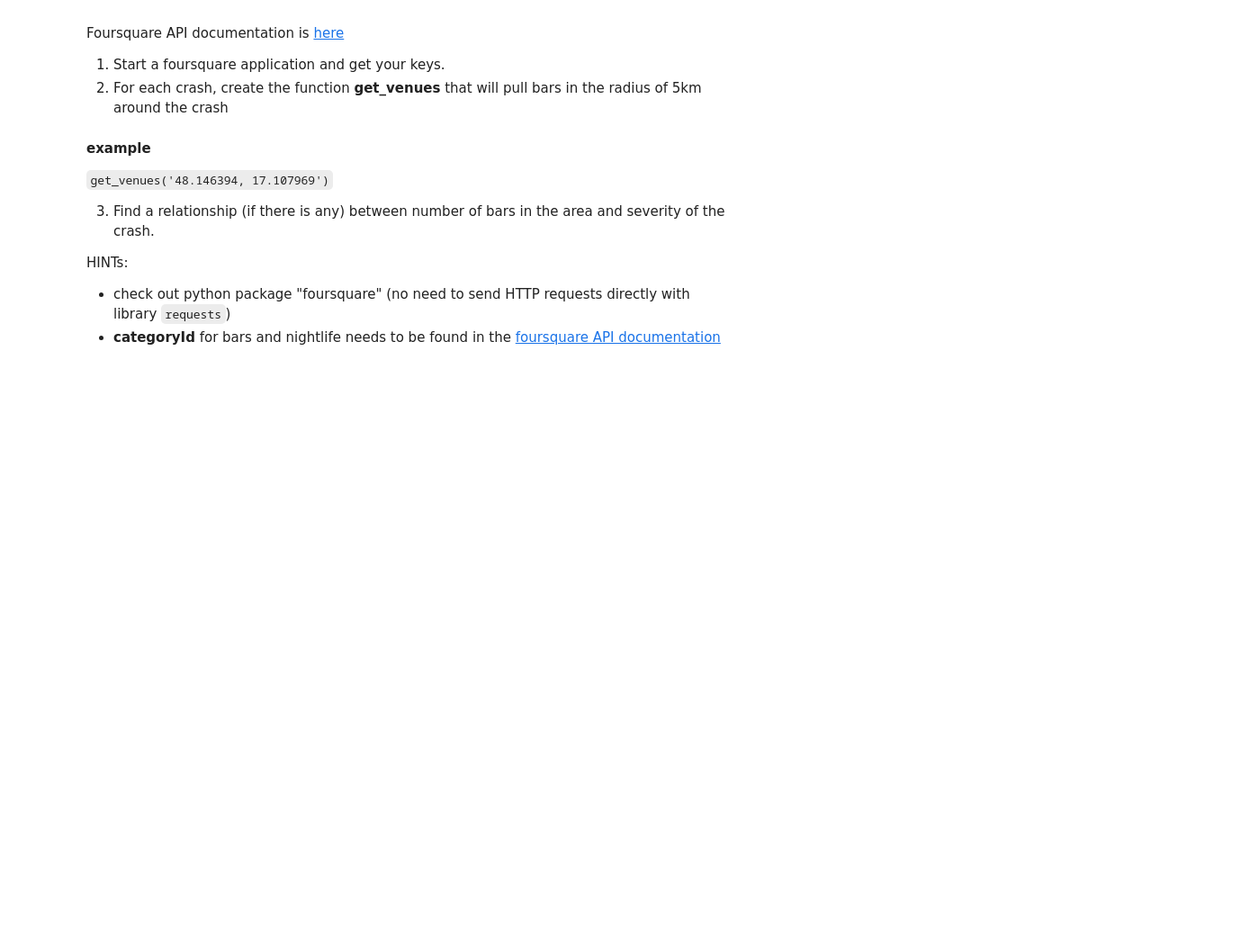
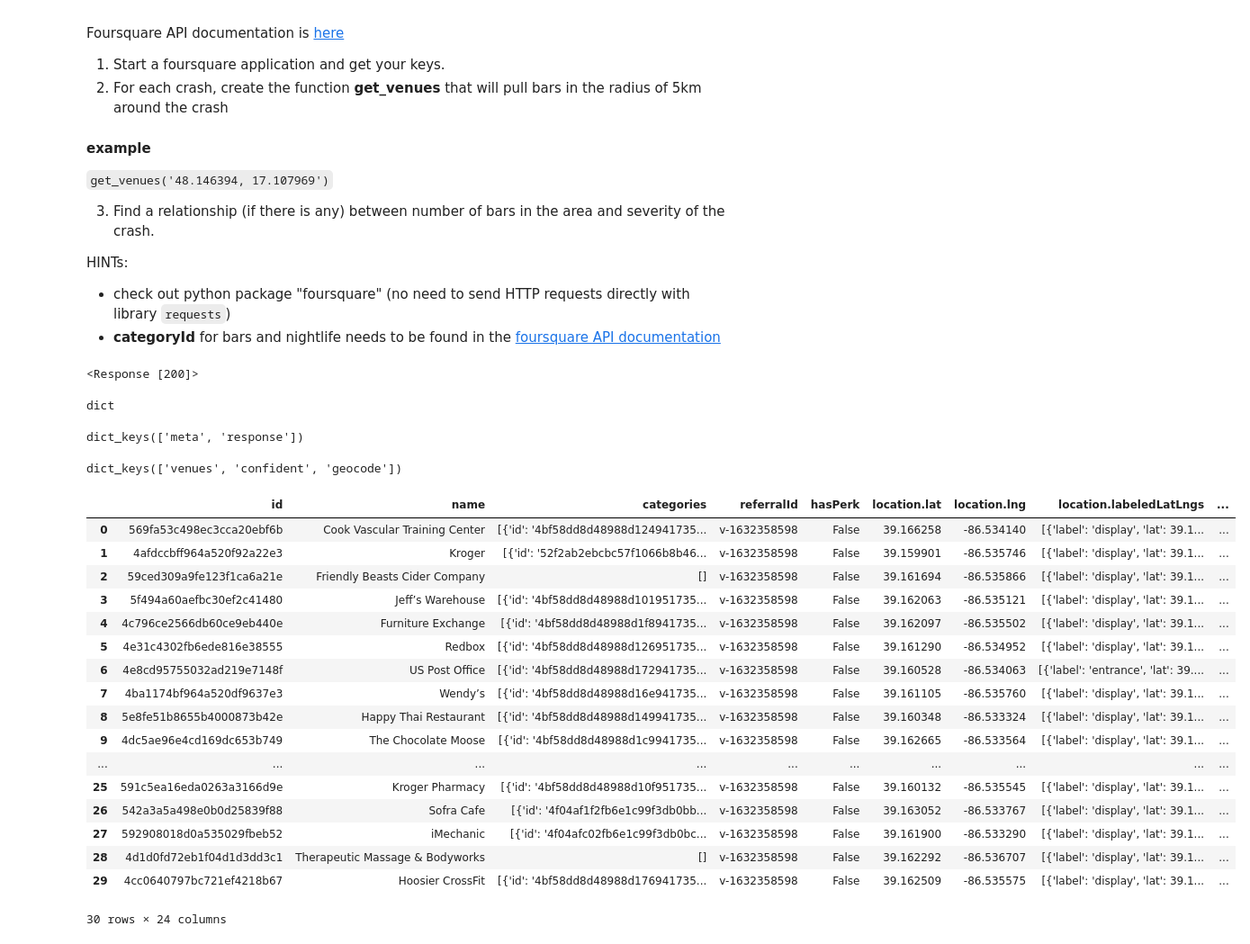
Before and after one commit to bmskarate/lighthouseMain, a Jupyter notebook: w2/w2-Day_3/Data_wrangling_challenge_CLONED.ipynb, the cells around one changed output. Shown at 90% size. Drawn from its saved outputs; the diff is of its cells as text; code cells hidden in the pictures; blank space fills up the shorter version.

```diff
--- a/w2/w2-Day_3/Data_wrangling_challenge_CLONED.ipynb
+++ b/w2/w2-Day_3/Data_wrangling_challenge_CLONED.ipynb
@@ -54,5 +85,5 @@ HINTs:
 - **categoryId** for bars and nightlife needs to be found in the [foursquare API documentation](https://developer.foursquare.com/docs/api-reference/venues/search/)
 # %%
 #set the keys
-foursquare_id = os.environ[""]
-foursquare_secret = os.environ[""]
+foursquare_id = config.FOURSQUARE_CLIENT_ID
+foursquare_secret = config.FOURSQUARE_CLIENT_SECRET
@@ -58,0 +92,42 @@ foursquare_secret = os.environ[""]
+# %%
+url_venues = "https://api.foursquare.com/v2/venues/search?near=39.122352,-86.5712&client_id="+foursquare_id+"&client_secret="+foursquare_secret+"&v=20200731"
+# %%
+import requests as re
+res = re.get(url_venues)
+res
+# %% [output]
+<Response [200]>
+# %%
+venues_json = res.json()
+type(venues_json) # VENUES DONE
+# %% [output]
+dict
+# %%
+venues_json.keys()
+# %% [output]
+dict_keys(['meta', 'response'])
+# %%
+venues_json["response"].keys()
+# %% [output]
+dict_keys(['venues', 'confident', 'geocode'])
+# %%
+venues = json_normalize(venues_json["response"]["venues"])
+# %% [output]
+|  | id | name | categories | referralId | hasPerk | location.lat | location.lng | location.labeledLatLngs | ... |
+| 0 | 569fa53c498ec3cca20ebf6b | Cook Vascular Training Center | [{'id': '4bf58dd8d48988d124941735... | v-1632358598 | False | 39.166258 | -86.534140 | [{'label': 'display', 'lat': 39.1... | ... |
+| 1 | 4afdccbff964a520f92a22e3 | Kroger | [{'id': '52f2ab2ebcbc57f1066b8b46... | v-1632358598 | False | 39.159901 | -86.535746 | [{'label': 'display', 'lat': 39.1... | ... |
+| 2 | 59ced309a9fe123f1ca6a21e | Friendly Beasts Cider Company | [] | v-1632358598 | False | 39.161694 | -86.535866 | [{'label': 'display', 'lat': 39.1... | ... |
+| 3 | 5f494a60aefbc30ef2c41480 | Jeff’s Warehouse | [{'id': '4bf58dd8d48988d101951735... | v-1632358598 | False | 39.162063 | -86.535121 | [{'label': 'display', 'lat': 39.1... | ... |
+| 4 | 4c796ce2566db60ce9eb440e | Furniture Exchange | [{'id': '4bf58dd8d48988d1f8941735... | v-1632358598 | False | 39.162097 | -86.535502 | [{'label': 'display', 'lat': 39.1... | ... |
+| 5 | 4e31c4302fb6ede816e38555 | Redbox | [{'id': '4bf58dd8d48988d126951735... | v-1632358598 | False | 39.161290 | -86.534952 | [{'label': 'display', 'lat': 39.1... | ... |
+| 6 | 4e8cd95755032ad219e7148f | US Post Office | [{'id': '4bf58dd8d48988d172941735... | v-1632358598 | False | 39.160528 | -86.534063 | [{'label': 'entrance', 'lat': 39.... | ... |
+| 7 | 4ba1174bf964a520df9637e3 | Wendy’s | [{'id': '4bf58dd8d48988d16e941735... | v-1632358598 | False | 39.161105 | -86.535760 | [{'label': 'display', 'lat': 39.1... | ... |
+| 8 | 5e8fe51b8655b4000873b42e | Happy Thai Restaurant | [{'id': '4bf58dd8d48988d149941735... | v-1632358598 | False | 39.160348 | -86.533324 | [{'label': 'display', 'lat': 39.1... | ... |
+| 9 | 4dc5ae96e4cd169dc653b749 | The Chocolate Moose | [{'id': '4bf58dd8d48988d1c9941735... | v-1632358598 | False | 39.162665 | -86.533564 | [{'label': 'display', 'lat': 39.1... | ... |
+| ... | ... | ... | ... | ... | ... | ... | ... | ... | ... |
+| 25 | 591c5ea16eda0263a3166d9e | Kroger Pharmacy | [{'id': '4bf58dd8d48988d10f951735... | v-1632358598 | False | 39.160132 | -86.535545 | [{'label': 'display', 'lat': 39.1... | ... |
+| 26 | 542a3a5a498e0b0d25839f88 | Sofra Cafe | [{'id': '4f04af1f2fb6e1c99f3db0bb... | v-1632358598 | False | 39.163052 | -86.533767 | [{'label': 'display', 'lat': 39.1... | ... |
+| 27 | 592908018d0a535029fbeb52 | iMechanic | [{'id': '4f04afc02fb6e1c99f3db0bc... | v-1632358598 | False | 39.161900 | -86.533290 | [{'label': 'display', 'lat': 39.1... | ... |
+| 28 | 4d1d0fd72eb1f04d1d3dd3c1 | Therapeutic Massage & Bodyworks | [] | v-1632358598 | False | 39.162292 | -86.536707 | [{'label': 'display', 'lat': 39.1... | ... |
+| 29 | 4cc0640797bc721ef4218b67 | Hoosier CrossFit | [{'id': '4bf58dd8d48988d176941735... | v-1632358598 | False | 39.162509 | -86.535575 | [{'label': 'display', 'lat': 39.1... | ... |
+30 rows × 24 columns
```
Also changed, not shown: parts of 8 cells of this notebook, 12 other files.
